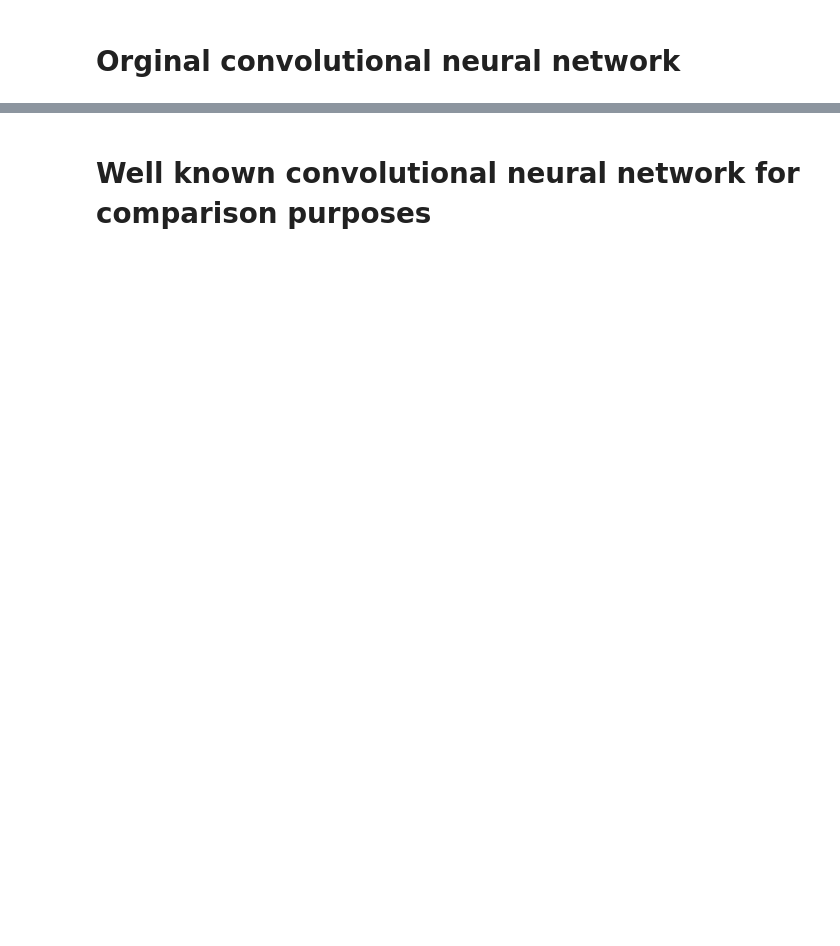
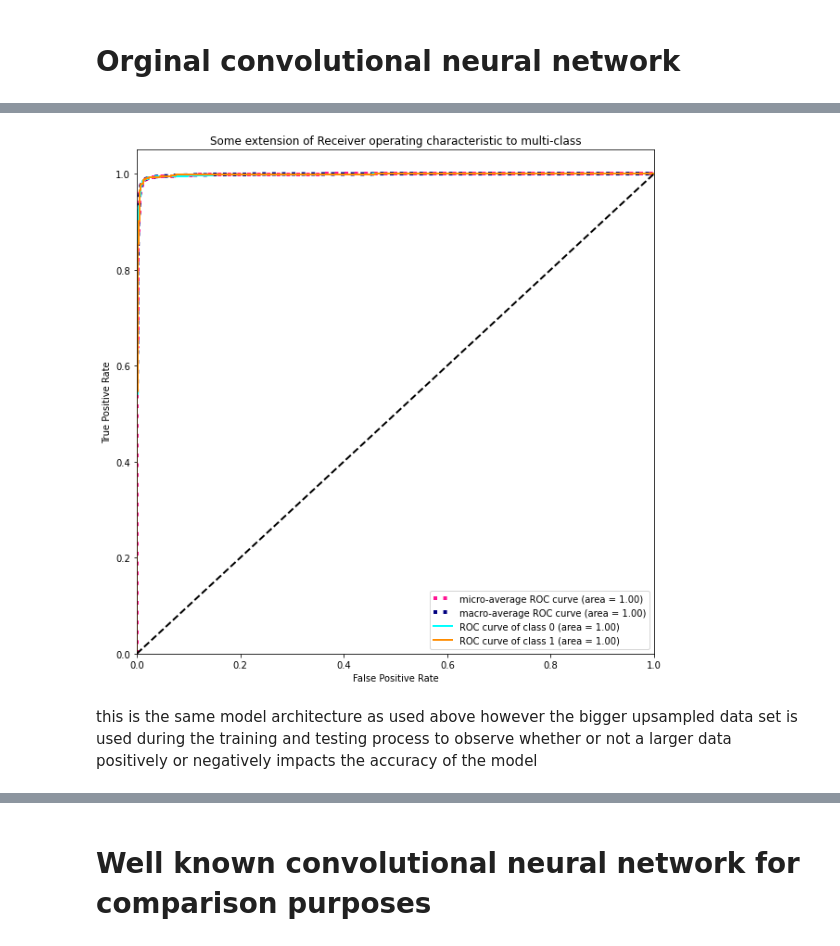
Before and after one commit to Ruanvans/ECG-classification-using-deep-learning, a Jupyter notebook: ptbd_models.ipynb, the cells around one changed output, grey strips where cells are left out. Drawn from its saved outputs; the diff is of its cells as text; code cells hidden in the pictures; blank space fills up the shorter version.

```diff
--- a/ptbd_models.ipynb
+++ b/ptbd_models.ipynb
@@ -413,9 +455,13 @@ plt.show()
 # %%
 y = y
-y_pred = model_1.predict(Xc_test, batch_size=1000)
-y_test = label_test
+y_pred = model_2.predict(Xc_test, batch_size=1000)
+y_test = y_test
 
 roc_curve_evaluation(y, y_pred, y_test)
+# %% [output]
+[figure, added]
+# %% [markdown]
+this is the same model architecture as used above however the bigger upsampled data set is used during the training and testing process to observe whether or not a larger data positively or negatively impacts the accuracy of the model
 # %%
 callbacks = [EarlyStopping(monitor='val_loss', patience=5)]
 
```
Also changed, not shown: parts of 22 cells of this notebook.
